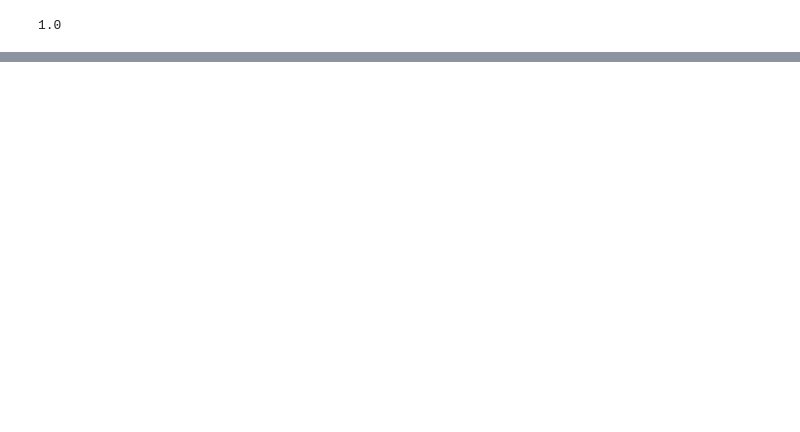
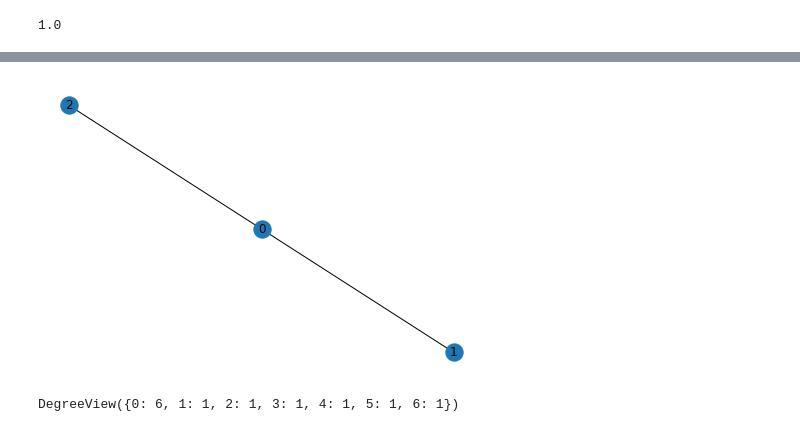
Before and after one commit to caroarriaga/FirstCourseNetworkScience, a Jupyter notebook: tutorials/Chapter 1 Tutorial.ipynb, the cells around one changed output, grey strips where cells are left out. Drawn from its saved outputs; the diff is of its cells as text; code cells hidden in the pictures; blank space fills up the shorter version.

```diff
--- a/tutorials/Chapter 1 Tutorial.ipynb
+++ b/tutorials/Chapter 1 Tutorial.ipynb
@@ -453,0 +459,10 @@ print(nx.density(CG)) # no need for a calculator!
+# %%
+clique = nx.subgraph(S, (0,1,2))
+nx.draw(clique, with_labels = True)
+# %% [output]
+[figure, added]
+# %%
+S.degree(0)
+S.degree()
+# %% [output]
+DegreeView({0: 6, 1: 1, 2: 1, 3: 1, 4: 1, 5: 1, 6: 1})
```
Also changed, not shown: parts of 24 cells of this notebook, 2 other files.
